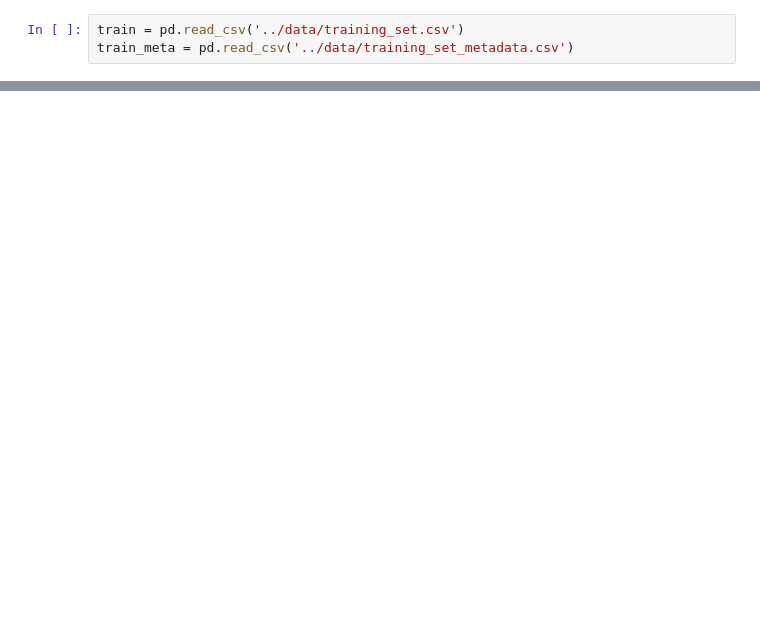
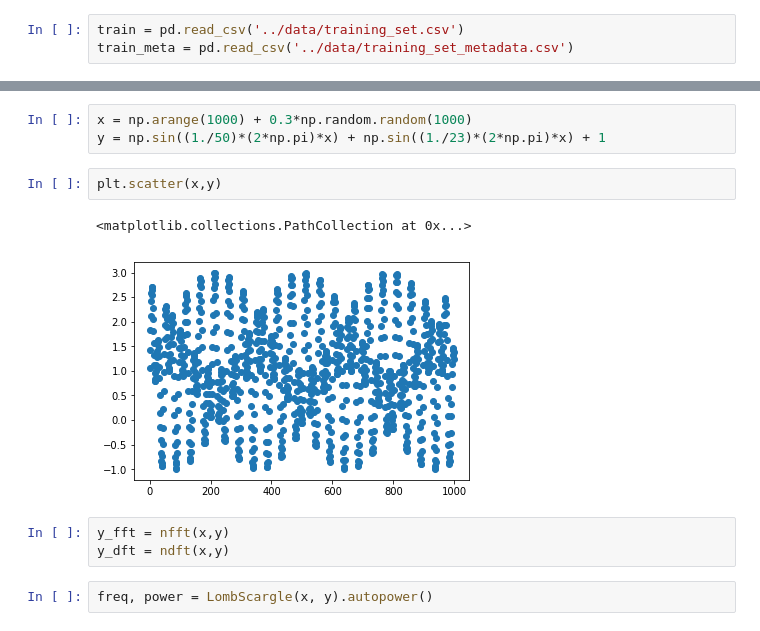
Before and after one commit to fcoba/PLAsTiCC-ML-Kaggle, a Jupyter notebook: exploration/ObjByClass.ipynb, the cells around one changed output, grey strips where cells are left out. Drawn from its saved outputs; the diff is of its cells as text; blank space fills up the shorter version.

```diff
--- a/exploration/ObjByClass.ipynb
+++ b/exploration/ObjByClass.ipynb
@@ -27,0 +54,13 @@ grp.groups
+# %%
+x = np.arange(1000) + 0.3*np.random.random(1000)
+y = np.sin((1./50)*(2*np.pi)*x) + np.sin((1./23)*(2*np.pi)*x) + 1
+# %%
+plt.scatter(x,y)
+# %% [output]
+<matplotlib.collections.PathCollection at 0x...>
+[figure, added]
+# %%
+y_fft = nfft(x,y)
+y_dft = ndft(x,y)
+# %%
+freq, power = LombScargle(x, y).autopower()
```
Also changed, not shown: parts of 30 cells of this notebook, 2 other files.
